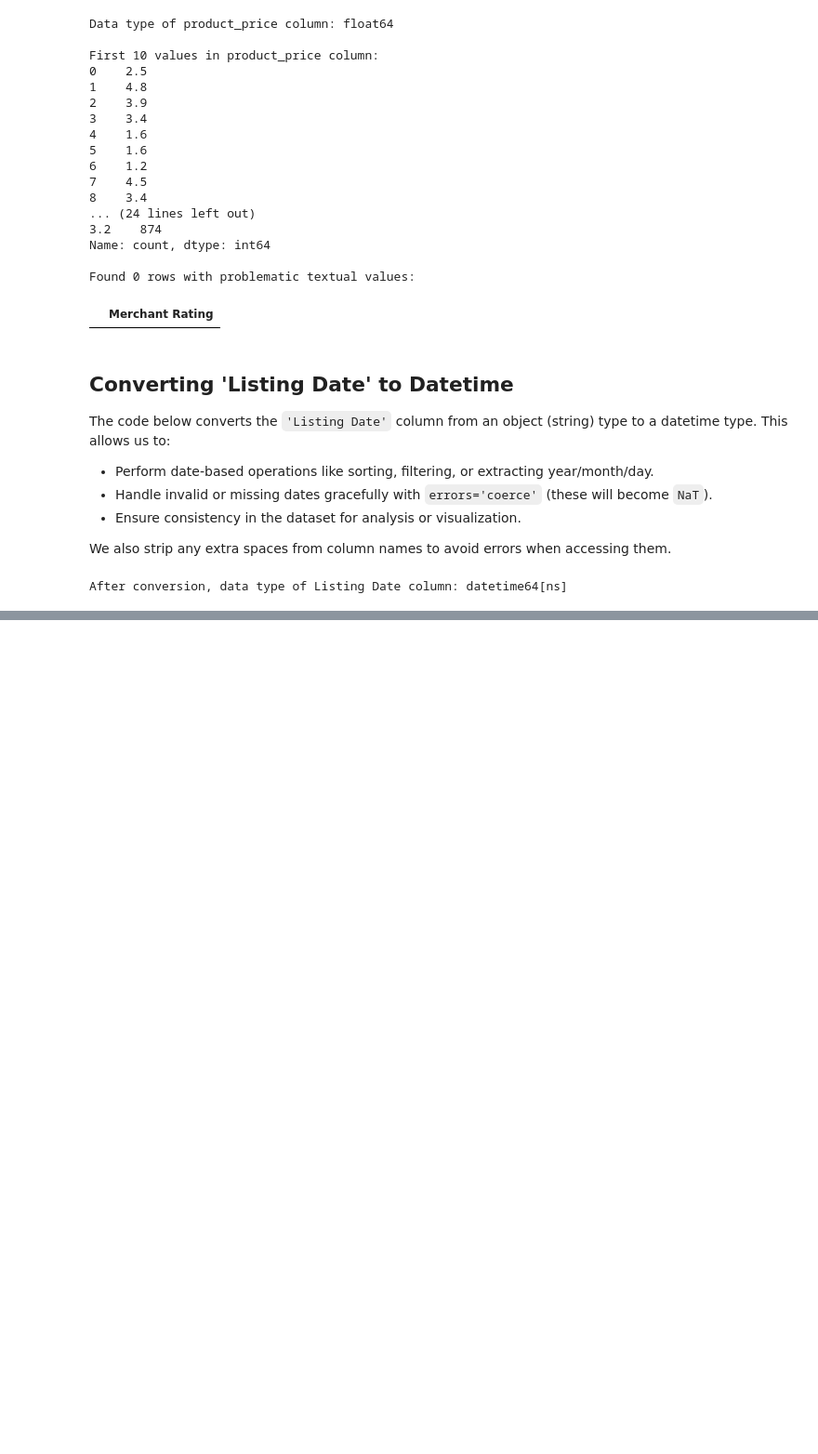
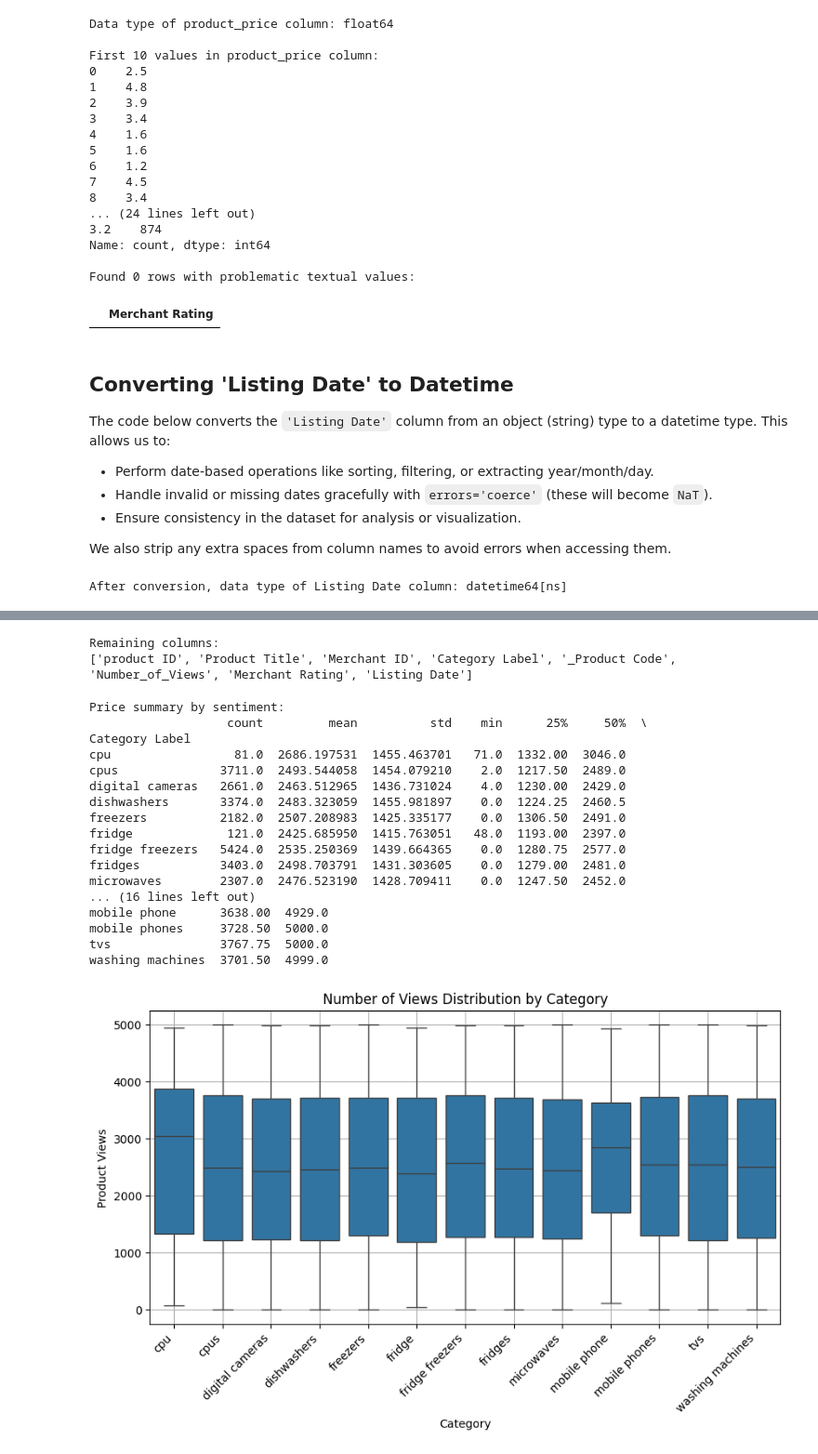
Before and after one commit to VladutFlorian28/Product-category-prediction-based-on-title, a Jupyter notebook: Product_category_prediction_based_on_title.ipynb, the cells around one changed output, grey strips where cells are left out. Shown at 93% size. Saved outputs shown, nothing was run; the diff lists cells and outputs as text; code cells hidden in the pictures; blank space fills up the shorter version.

Commit message:
The final version of the notebook , including data cleaning , visualizationsand algorithm researh for model training

```diff
--- a/Product_category_prediction_based_on_title.ipynb
+++ b/Product_category_prediction_based_on_title.ipynb
@@ -173,0 +208,13 @@ After conversion, data type of Listing Date column: datetime64[ns]
+# %%
+# Step 1: Identify rows where 'Listing Date' contains '#'
+mask_invalid = df['Listing Date'].astype(str).str.contains('#')
+
+# Step 2: Drop those rows
+df = df[~mask_invalid]
+
+# Step 3: (Optional) Convert 'Listing Date' to datetime
+df['Listing Date'] = pd.to_datetime(df['Listing Date'], errors='coerce')
+
+# Step 4: Confirm result
+print("Column type after cleaning:", df['Listing Date'].dtype)
+print("\nNumber of remaining rows:", df.shape[0])
@@ -173,0 +233,11 @@ After conversion, data type of Listing Date column: datetime64[ns]
+# %%
+# Step 1: Convert all sentiment values to lowercase and strip extra spaces
+df['Category Label'] = df['Category Label'].astype(str).str.lower().str.strip()
+
+# Step 2: Show all unique values in the sentiment column
+print("Unique category values after cleaning:")
+print(df['Category Label'].value_counts())
+
+# Step 3: Convert column type to 'category'
+df['Category Label'] = df['Category Label'].astype('category')
+print("\nCategory  column converted to type:", df['Category Label'].dtype)
@@ -173,0 +278,43 @@ After conversion, data type of Listing Date column: datetime64[ns]
+# %%
+
+print("Remaining columns:")
+print(df.columns.tolist())
+# %% [output]
+Remaining columns:
+['product ID', 'Product Title', 'Merchant ID', 'Category Label', '_Product Code', 'Number_of_Views', 'Merchant Rating', 'Listing Date']
+# %%
+import seaborn as sns
+import matplotlib.pyplot as plt
+
+# Show summary statistics grouped by sentiment
+print("Price summary by sentiment:")
+print(df.groupby('Category Label', observed=False)['Number_of_Views'].describe())
+
+# Boxplot of prices by sentiment
+plt.figure(figsize=(10, 5))
+sns.boxplot(data=df, x='Category Label', y='Number_of_Views')
+plt.title("Number of Views Distribution by Category")
+plt.xlabel("Category")
+plt.ylabel("Product Views")
+plt.xticks(rotation=45, ha='right')
+plt.grid(True)
+plt.show()
+# %% [output]
+Price summary by sentiment:
+                   count         mean          std    min      25%     50%  \
+Category Label
+cpu                 81.0  2686.197531  1455.463701   71.0  1332.00  3046.0
+cpus              3711.0  2493.544058  1454.079210    2.0  1217.50  2489.0
+digital cameras   2661.0  2463.512965  1436.731024    4.0  1230.00  2429.0
+dishwashers       3374.0  2483.323059  1455.981897    0.0  1224.25  2460.5
+freezers          2182.0  2507.208983  1425.335177    0.0  1306.50  2491.0
+fridge             121.0  2425.685950  1415.763051   48.0  1193.00  2397.0
+fridge freezers   5424.0  2535.250369  1439.664365    0.0  1280.75  2577.0
+fridges           3403.0  2498.703791  1431.303605    0.0  1279.00  2481.0
+microwaves        2307.0  2476.523190  1428.709411    0.0  1247.50  2452.0
+... (16 lines left out)
+mobile phone      3638.00  4929.0
+mobile phones     3728.50  5000.0
+tvs               3767.75  5000.0
+washing machines  3701.50  4999.0
+[figure, added]
```
Also changed, not shown: parts of 11 cells of this notebook.
